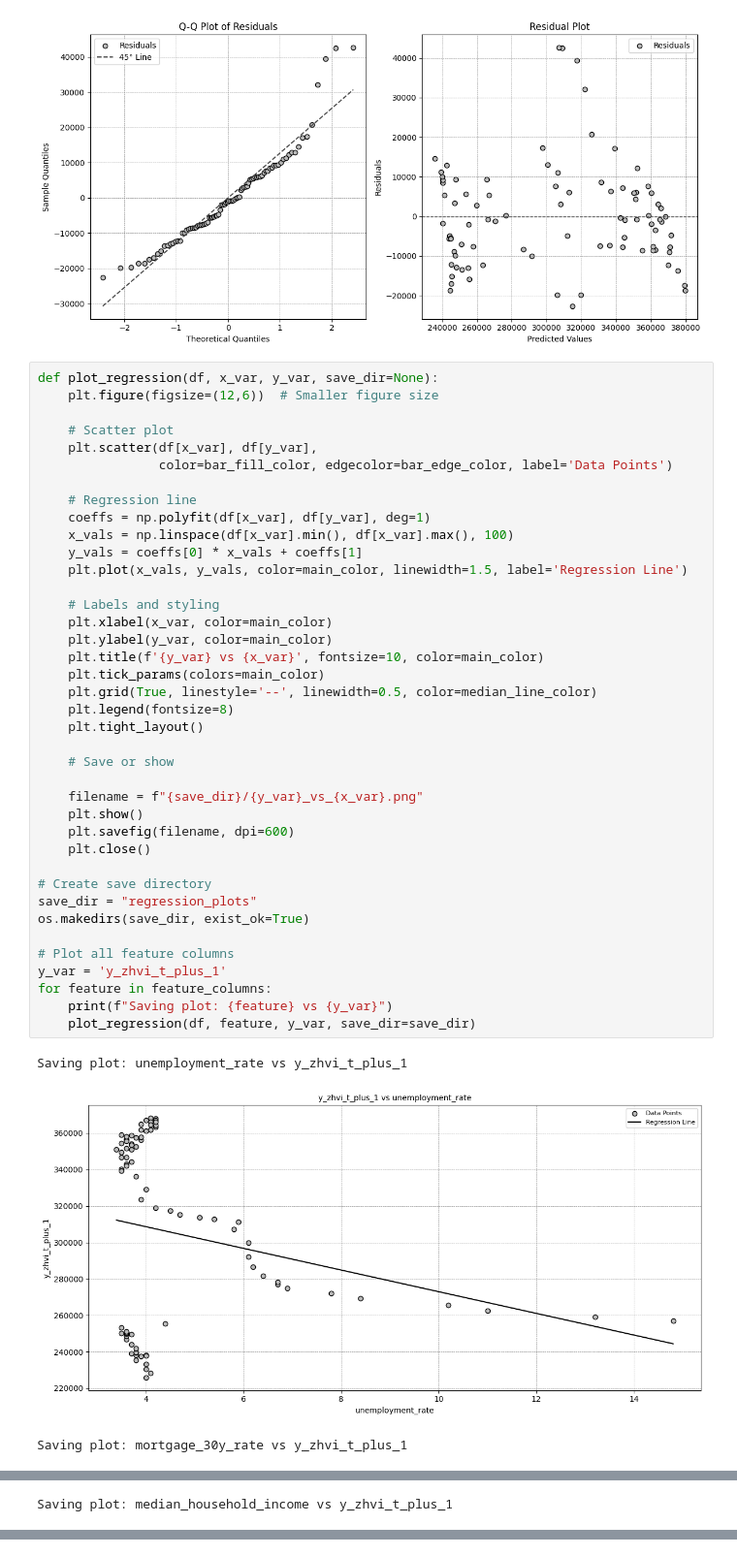
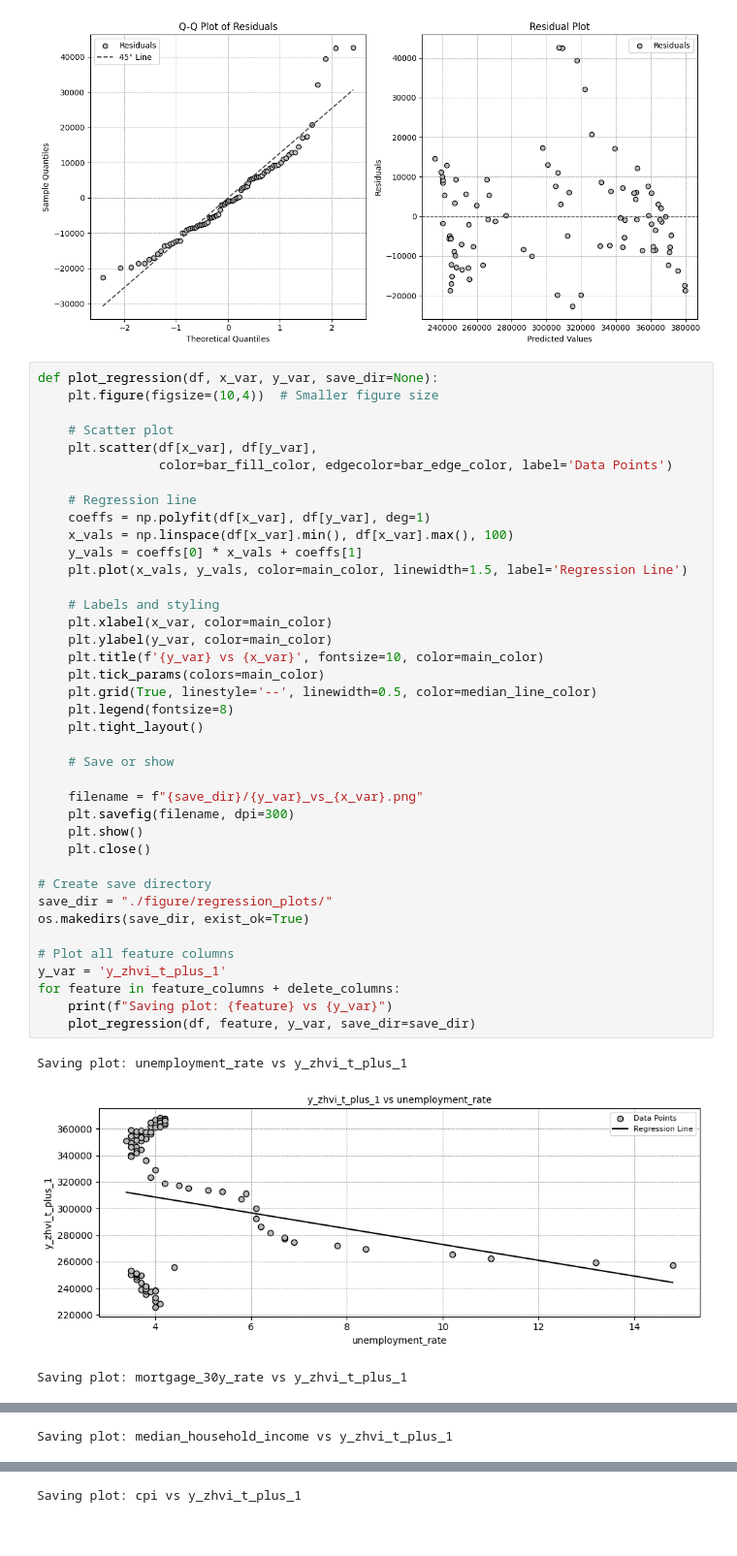
Before and after one commit to InscribeDeeper/house-price-regression, a Jupyter notebook: EDA.ipynb, the cells around one changed output, grey strips where cells are left out. Shown at 97% size. Cells and saved outputs as stored; diff of their text form.

```diff
--- a/EDA.ipynb
+++ b/EDA.ipynb
@@ -670,7 +670,7 @@ plt.show()
 [figure]
 # %%
 def plot_regression(df, x_var, y_var, save_dir=None):
-    plt.figure(figsize=(12,6))  # Smaller figure size
+    plt.figure(figsize=(10,4))  # Smaller figure size
 
     # Scatter plot
     plt.scatter(df[x_var], df[y_var],
@@ -679,35 +679,35 @@ def plot_regression(df, x_var, y_var, save_dir=None):
     # Regression line
     coeffs = np.polyfit(df[x_var], df[y_var], deg=1)
     x_vals = np.linspace(df[x_var].min(), df[x_var].max(), 100)
     y_vals = coeffs[0] * x_vals + coeffs[1]
     plt.plot(x_vals, y_vals, color=main_color, linewidth=1.5, label='Regression Line')
 
     # Labels and styling
     plt.xlabel(x_var, color=main_color)
     plt.ylabel(y_var, color=main_color)
     plt.title(f'{y_var} vs {x_var}', fontsize=10, color=main_color)
     plt.tick_params(colors=main_color)
     plt.grid(True, linestyle='--', linewidth=0.5, color=median_line_color)
     plt.legend(fontsize=8)
     plt.tight_layout()
 
     # Save or show
 
     filename = f"{save_dir}/{y_var}_vs_{x_var}.png"
+    plt.savefig(filename, dpi=300)
     plt.show()
-    plt.savefig(filename, dpi=600)
     plt.close()
 
 # Create save directory
-save_dir = "regression_plots"
+save_dir = "./figure/regression_plots/"
 os.makedirs(save_dir, exist_ok=True)
 
 # Plot all feature columns
 y_var = 'y_zhvi_t_plus_1'
-for feature in feature_columns:
+for feature in feature_columns + delete_columns:
     print(f"Saving plot: {feature} vs {y_var}")
     plot_regression(df, feature, y_var, save_dir=save_dir)
 # %% [output]
 Saving plot: unemployment_rate vs y_zhvi_t_plus_1
-[figure, old version]
+[figure, new version]
 Saving plot: mortgage_30y_rate vs y_zhvi_t_plus_1
@@ -720,0 +721 @@ Saving plot: sp500_close vs y_zhvi_t_plus_1
+Saving plot: cpi vs y_zhvi_t_plus_1
```
Also changed, not shown: parts of 2 cells of this notebook, 19 other files.
